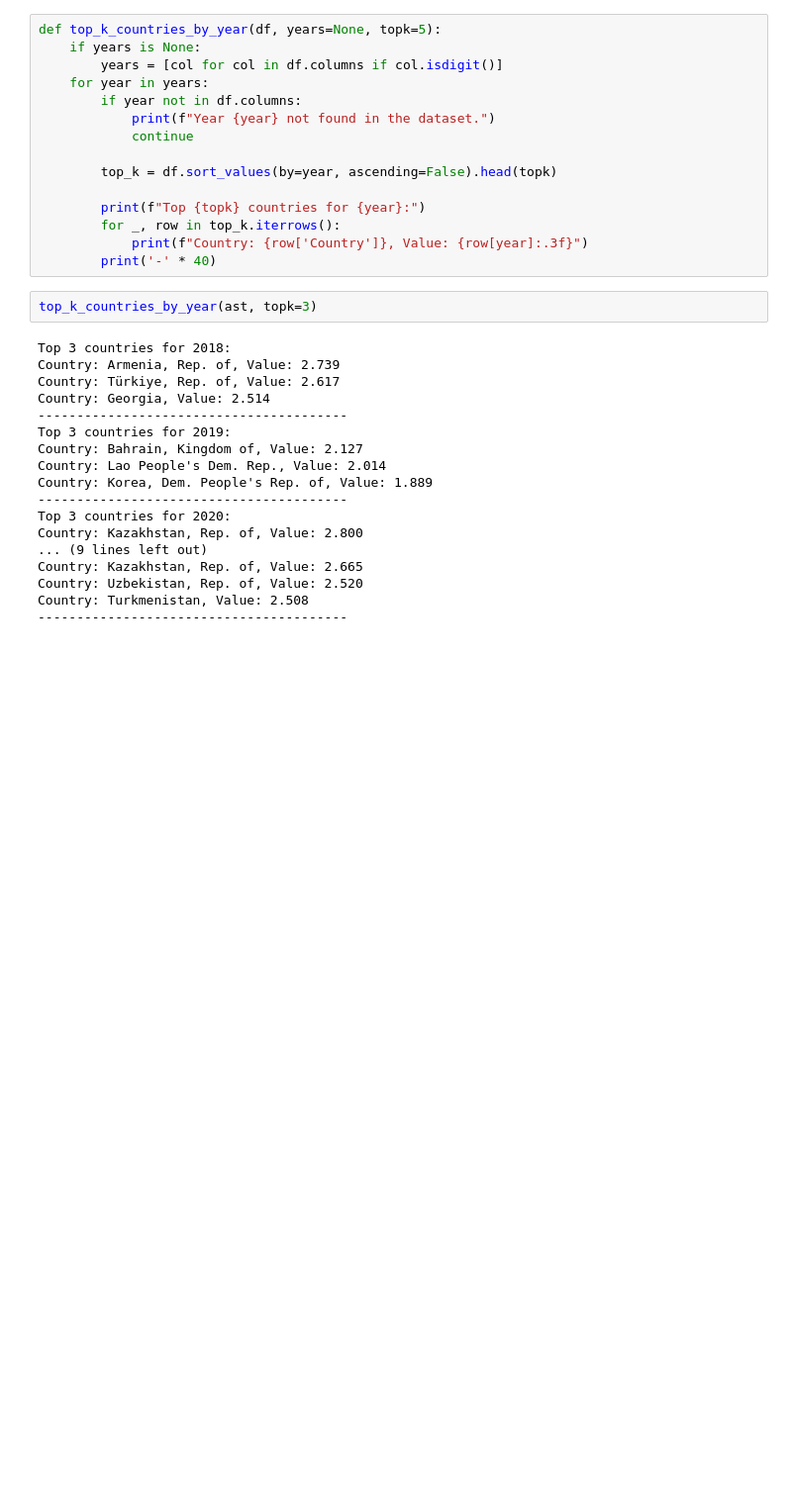
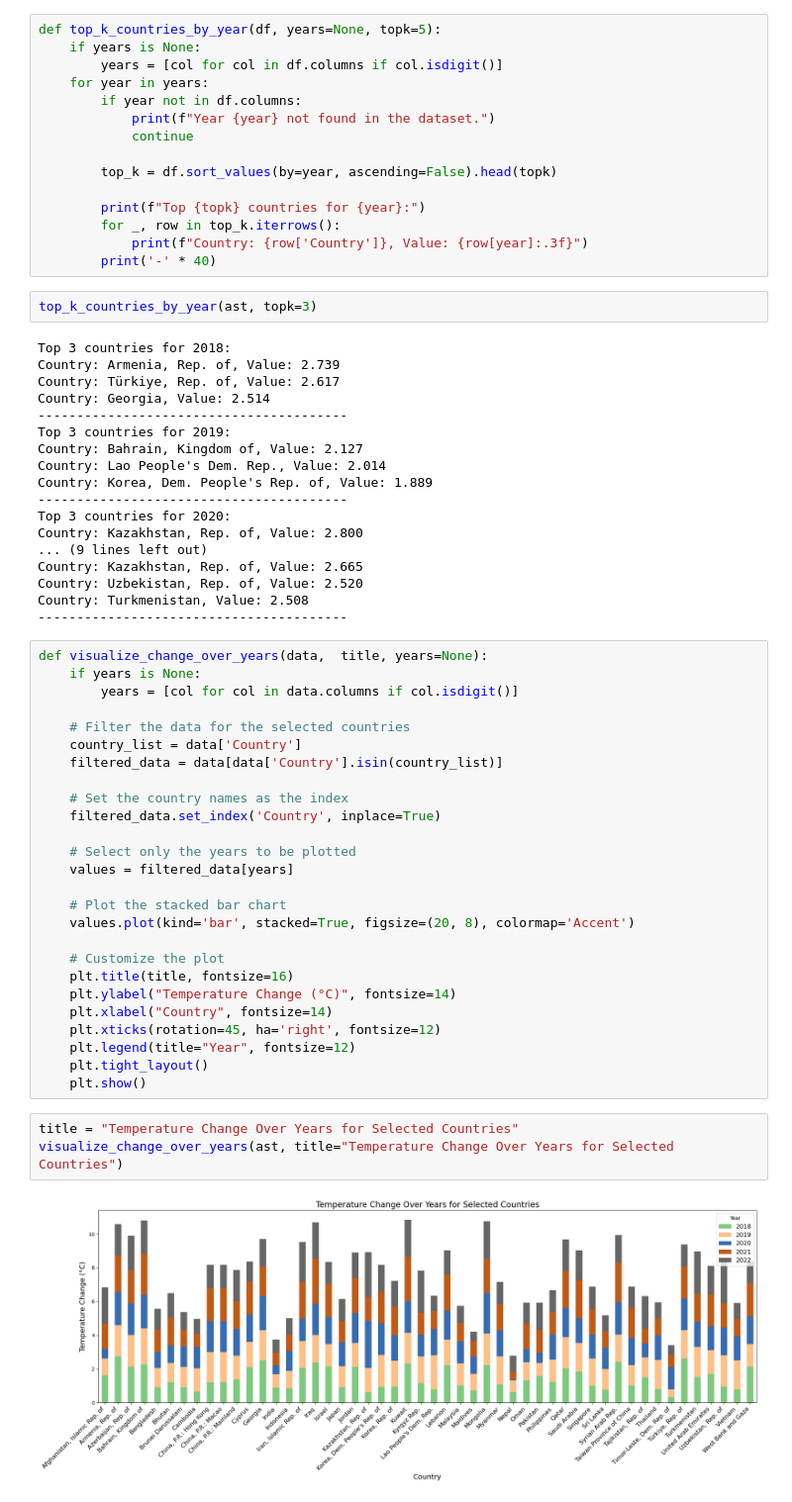
Before and after one commit to thienphucle/DS105.P11_Data_Analysis_And_Visualization, a Jupyter notebook: EDA/EDA_AST.ipynb, the cells around one changed output. Shown at 99% size. Saved outputs shown, nothing was run; the diff lists cells and outputs as text; blank space fills up the shorter version.

```diff
--- a/EDA/EDA_AST.ipynb
+++ b/EDA/EDA_AST.ipynb
@@ -122,3 +123,34 @@ Country: Kazakhstan, Rep. of, Value: 2.665
 Country: Uzbekistan, Rep. of, Value: 2.520
 Country: Turkmenistan, Value: 2.508
 ----------------------------------------
+# %%
+def visualize_change_over_years(data,  title, years=None):
+    if years is None:
+        years = [col for col in data.columns if col.isdigit()]
+
+    # Filter the data for the selected countries
+    country_list = data['Country']
+    filtered_data = data[data['Country'].isin(country_list)]
+
+    # Set the country names as the index
+    filtered_data.set_index('Country', inplace=True)
+
+    # Select only the years to be plotted
+    values = filtered_data[years]
+
+    # Plot the stacked bar chart
+    values.plot(kind='bar', stacked=True, figsize=(20, 8), colormap='Accent')
+
+    # Customize the plot
+    plt.title(title, fontsize=16)
+    plt.ylabel("Temperature Change (°C)", fontsize=14)
+    plt.xlabel("Country", fontsize=14)
+    plt.xticks(rotation=45, ha='right', fontsize=12)
+    plt.legend(title="Year", fontsize=12)
+    plt.tight_layout()
+    plt.show()
+# %%
+title = "Temperature Change Over Years for Selected Countries"
+visualize_change_over_years(ast, title="Temperature Change Over Years for Selected Countries")
+# %% [output]
+[figure, added]
```
Also changed, not shown: parts of 4 cells of this notebook, 1 other file.
